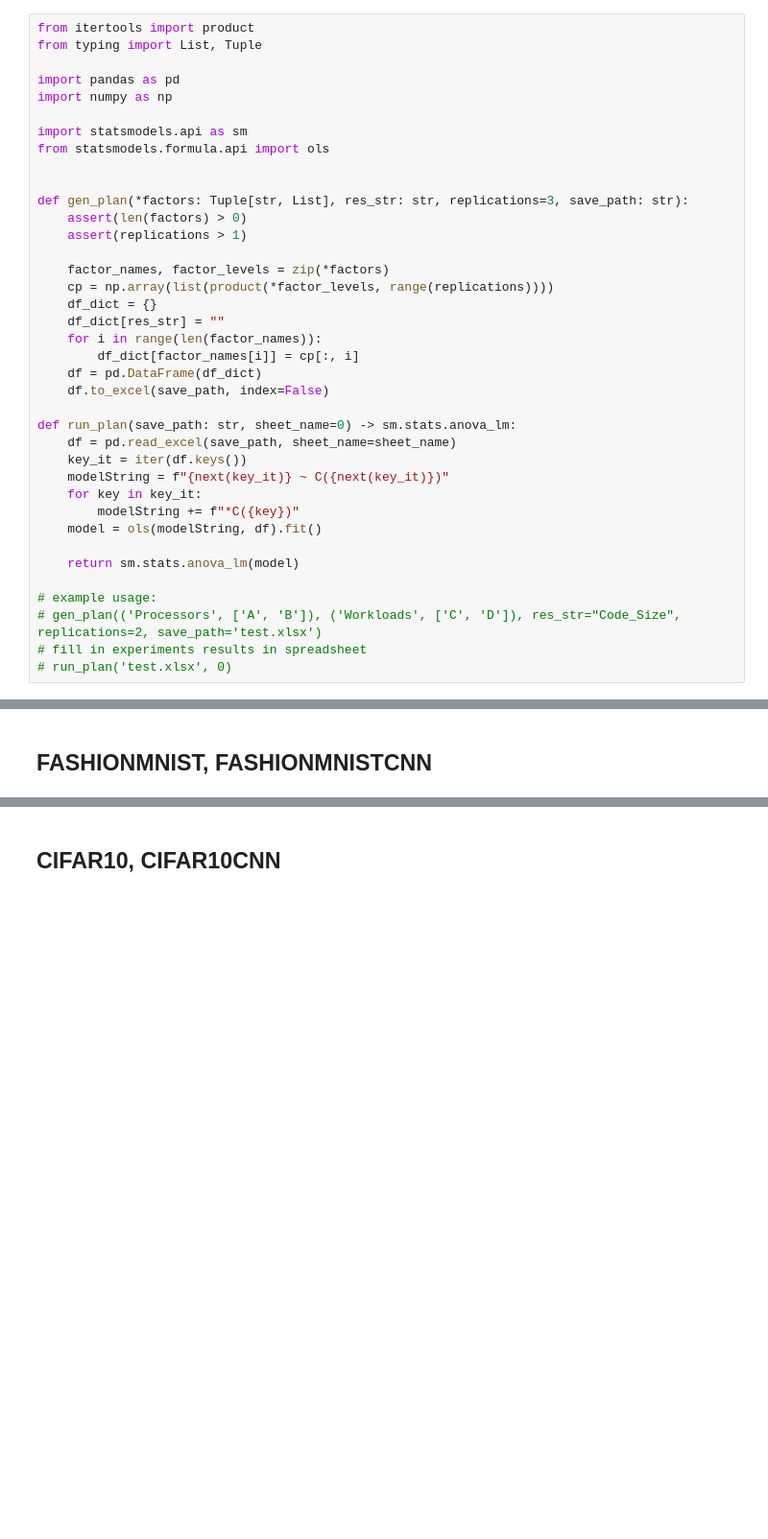
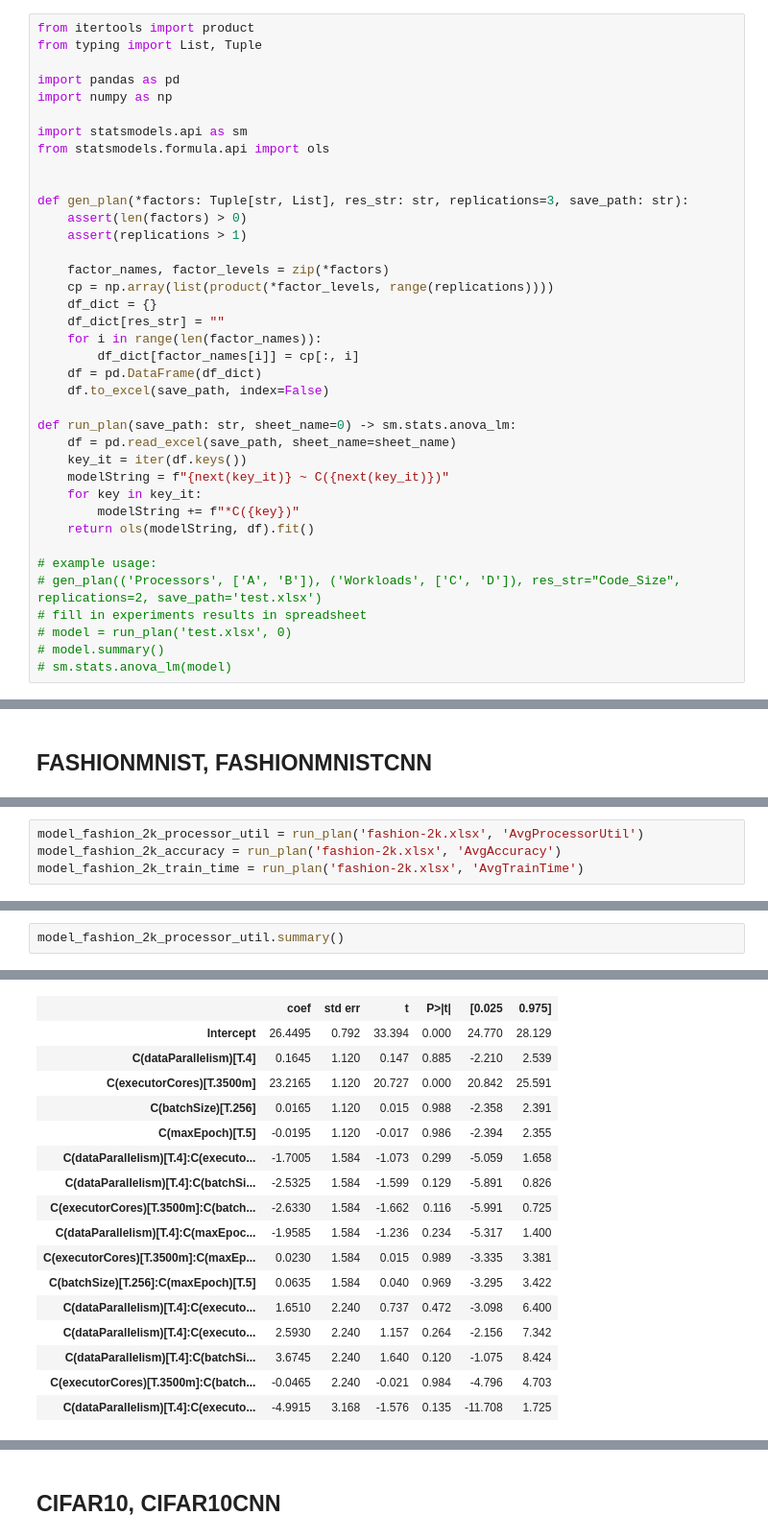
Before and after one commit to AbeleMM/fltk-testbed, a Jupyter notebook: jupyter/fltk_analysis.ipynb, the cells around one changed output, grey strips where cells are left out. Shown at 96% size. Saved outputs shown, nothing was run; the diff lists cells and outputs as text; blank space fills up the shorter version.

```diff
--- a/jupyter/fltk_analysis.ipynb
+++ b/jupyter/fltk_analysis.ipynb
@@ -30,14 +30,14 @@ def run_plan(save_path: str, sheet_name=0) -> sm.stats.anova_lm:
     modelString = f"{next(key_it)} ~ C({next(key_it)})"
     for key in key_it:
         modelString += f"*C({key})"
-    model = ols(modelString, df).fit()
-
-    return sm.stats.anova_lm(model)
+    return ols(modelString, df).fit()
 
 # example usage:
 # gen_plan(('Processors', ['A', 'B']), ('Workloads', ['C', 'D']), res_str="Code_Size", replications=2, save_path='test.xlsx')
 # fill in experiments results in spreadsheet
-# run_plan('test.xlsx', 0)
+# model = run_plan('test.xlsx', 0)
+# model.summary()
+# sm.stats.anova_lm(model)
 # %% [markdown]
 # 2^k Factorial
 ### "executorMemory" fixed at 8Gi for all experiments
@@ -105,0 +46,4 @@ run_plan('fashion-2k.xlsx', 'AvgTrainTime')
+# %%
+model_fashion_2k_processor_util = run_plan('fashion-2k.xlsx', 'AvgProcessorUtil')
+model_fashion_2k_accuracy = run_plan('fashion-2k.xlsx', 'AvgAccuracy')
+model_fashion_2k_train_time = run_plan('fashion-2k.xlsx', 'AvgTrainTime')
@@ -105,0 +70,3 @@ run_plan('fashion-2k.xlsx', 'AvgTrainTime')
+# %%
+model_fashion_2k_processor_util.summary()
+# %% [output]
@@ -105,0 +83,17 @@ run_plan('fashion-2k.xlsx', 'AvgTrainTime')
+|  | coef | std err | t | P>|t| | [0.025 | 0.975] |
+| Intercept | 26.4495 | 0.792 | 33.394 | 0.000 | 24.770 | 28.129 |
+| C(dataParallelism)[T.4] | 0.1645 | 1.120 | 0.147 | 0.885 | -2.210 | 2.539 |
+| C(executorCores)[T.3500m] | 23.2165 | 1.120 | 20.727 | 0.000 | 20.842 | 25.591 |
+| C(batchSize)[T.256] | 0.0165 | 1.120 | 0.015 | 0.988 | -2.358 | 2.391 |
+| C(maxEpoch)[T.5] | -0.0195 | 1.120 | -0.017 | 0.986 | -2.394 | 2.355 |
+| C(dataParallelism)[T.4]:C(executo... | -1.7005 | 1.584 | -1.073 | 0.299 | -5.059 | 1.658 |
+| C(dataParallelism)[T.4]:C(batchSi... | -2.5325 | 1.584 | -1.599 | 0.129 | -5.891 | 0.826 |
+| C(executorCores)[T.3500m]:C(batch... | -2.6330 | 1.584 | -1.662 | 0.116 | -5.991 | 0.725 |
+| C(dataParallelism)[T.4]:C(maxEpoc... | -1.9585 | 1.584 | -1.236 | 0.234 | -5.317 | 1.400 |
+| C(executorCores)[T.3500m]:C(maxEp... | 0.0230 | 1.584 | 0.015 | 0.989 | -3.335 | 3.381 |
+| C(batchSize)[T.256]:C(maxEpoch)[T.5] | 0.0635 | 1.584 | 0.040 | 0.969 | -3.295 | 3.422 |
+| C(dataParallelism)[T.4]:C(executo... | 1.6510 | 2.240 | 0.737 | 0.472 | -3.098 | 6.400 |
+| C(dataParallelism)[T.4]:C(executo... | 2.5930 | 2.240 | 1.157 | 0.264 | -2.156 | 7.342 |
+| C(dataParallelism)[T.4]:C(batchSi... | 3.6745 | 2.240 | 1.640 | 0.120 | -1.075 | 8.424 |
+| C(executorCores)[T.3500m]:C(batch... | -0.0465 | 2.240 | -0.021 | 0.984 | -4.796 | 4.703 |
+| C(dataParallelism)[T.4]:C(executo... | -4.9915 | 3.168 | -1.576 | 0.135 | -11.708 | 1.725 |
```
Also changed, not shown: parts of 35 cells of this notebook.
